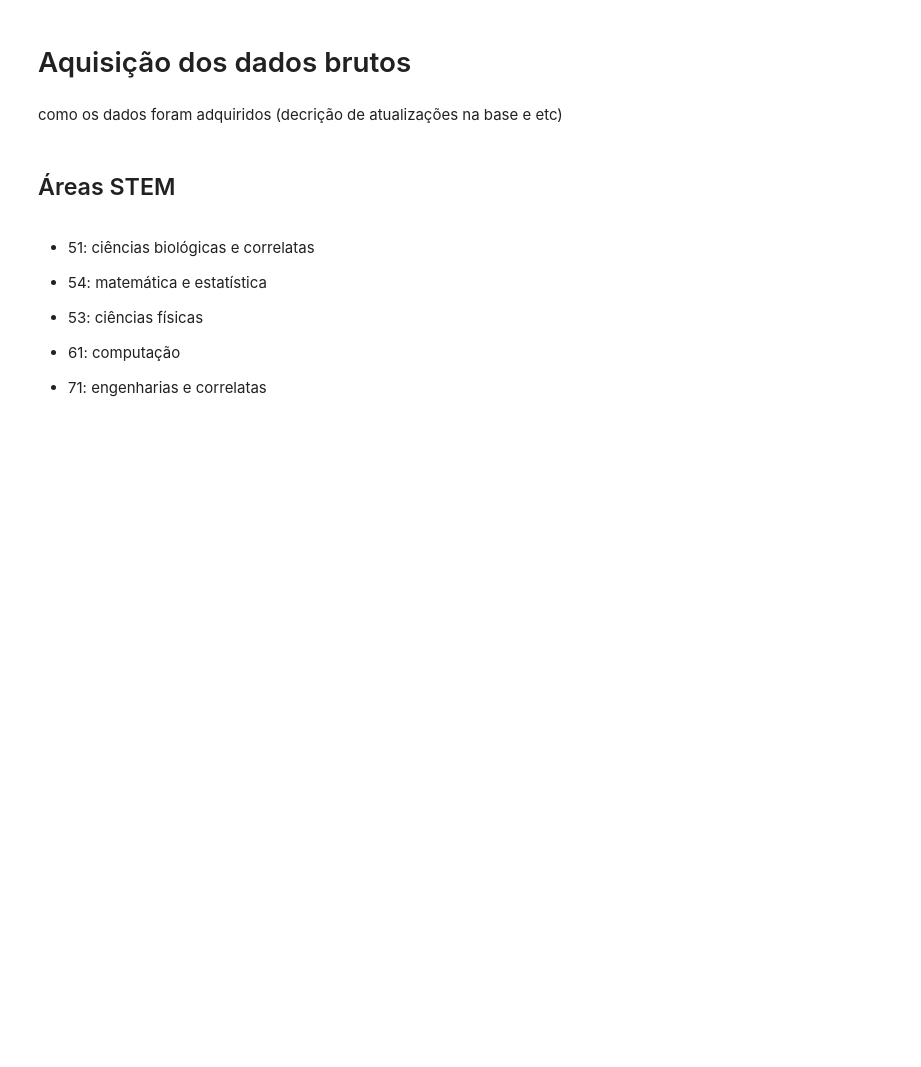
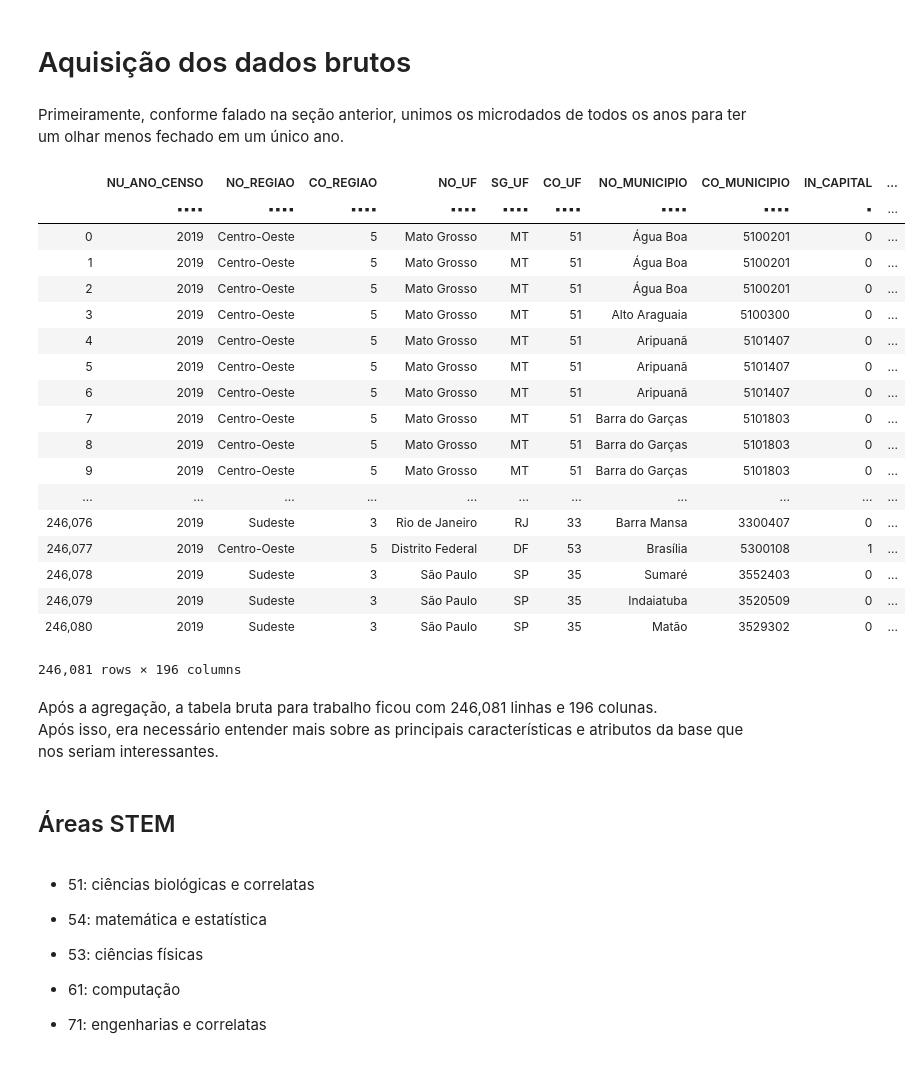
Before and after one commit to lujasmin/alunas, a Jupyter notebook: sections/data_collect.ipynb, the cells around one changed output. Drawn from its saved outputs; the diff is of its cells as text; code cells hidden in the pictures; blank space fills up the shorter version.

```diff
--- a/sections/data_collect.ipynb
+++ b/sections/data_collect.ipynb
@@ -10,4 +10,4 @@ TODO: Tirar daqui toda e qualquer alteração na base para ter apenas os dados b
 # %% [markdown]
 # Aquisição dos dados brutos
-# %% [markdown]
-como os dados foram adquiridos (decrição de atualizações na base e etc)
+# %% [markdown]
+Primeiramente, conforme falado na seção anterior, unimos os microdados de todos os anos para ter um olhar menos fechado em um único ano.
@@ -14,3 +24,36 @@ como os dados foram adquiridos (decrição de atualizações na base e etc)
+# %%
+def aggregate_raw_data(from_year, to_year):
+  for y in range(from_year, to_year + 1):
+    path_table = get_path_table_by_year(y)
+    dataset = dt.fread(path_table)
+  return dataset
+# %%
+df_raw = aggregate_raw_data(2010, 2019)
+# %%
+display(df_raw)
+# %% [output]
+|  | NU_ANO_CENSO | NO_REGIAO | CO_REGIAO | NO_UF | SG_UF | CO_UF | NO_MUNICIPIO | CO_MUNICIPIO | IN_CAPITAL | ... |
+|  | ▪▪▪▪ | ▪▪▪▪ | ▪▪▪▪ | ▪▪▪▪ | ▪▪▪▪ | ▪▪▪▪ | ▪▪▪▪ | ▪▪▪▪ | ▪ | ... |
+| 0 | 2019 | Centro-Oeste | 5 | Mato Grosso | MT | 51 | Água Boa | 5100201 | 0 | ... |
+| 1 | 2019 | Centro-Oeste | 5 | Mato Grosso | MT | 51 | Água Boa | 5100201 | 0 | ... |
+| 2 | 2019 | Centro-Oeste | 5 | Mato Grosso | MT | 51 | Água Boa | 5100201 | 0 | ... |
+| 3 | 2019 | Centro-Oeste | 5 | Mato Grosso | MT | 51 | Alto Araguaia | 5100300 | 0 | ... |
+| 4 | 2019 | Centro-Oeste | 5 | Mato Grosso | MT | 51 | Aripuanã | 5101407 | 0 | ... |
+| 5 | 2019 | Centro-Oeste | 5 | Mato Grosso | MT | 51 | Aripuanã | 5101407 | 0 | ... |
+| 6 | 2019 | Centro-Oeste | 5 | Mato Grosso | MT | 51 | Aripuanã | 5101407 | 0 | ... |
+| 7 | 2019 | Centro-Oeste | 5 | Mato Grosso | MT | 51 | Barra do Garças | 5101803 | 0 | ... |
+| 8 | 2019 | Centro-Oeste | 5 | Mato Grosso | MT | 51 | Barra do Garças | 5101803 | 0 | ... |
+| 9 | 2019 | Centro-Oeste | 5 | Mato Grosso | MT | 51 | Barra do Garças | 5101803 | 0 | ... |
+| ... | ... | ... | ... | ... | ... | ... | ... | ... | ... | ... |
+| 246,076 | 2019 | Sudeste | 3 | Rio de Janeiro | RJ | 33 | Barra Mansa | 3300407 | 0 | ... |
+| 246,077 | 2019 | Centro-Oeste | 5 | Distrito Federal | DF | 53 | Brasília | 5300108 | 1 | ... |
+| 246,078 | 2019 | Sudeste | 3 | São Paulo | SP | 35 | Sumaré | 3552403 | 0 | ... |
+| 246,079 | 2019 | Sudeste | 3 | São Paulo | SP | 35 | Indaiatuba | 3520509 | 0 | ... |
+| 246,080 | 2019 | Sudeste | 3 | São Paulo | SP | 35 | Matão | 3529302 | 0 | ... |
+246,081 rows × 196 columns
+# %% [markdown]
+Após a agregação, a tabela bruta para trabalho ficou com 246,081 linhas e 196 colunas.
+Após isso, era necessário entender mais sobre as principais características e atributos da base que nos seriam interessantes.
 # %% [markdown]
 ## Áreas STEM
 # %% [markdown]
```
Also changed, not shown: parts of 3 cells of this notebook, 6 other files.
